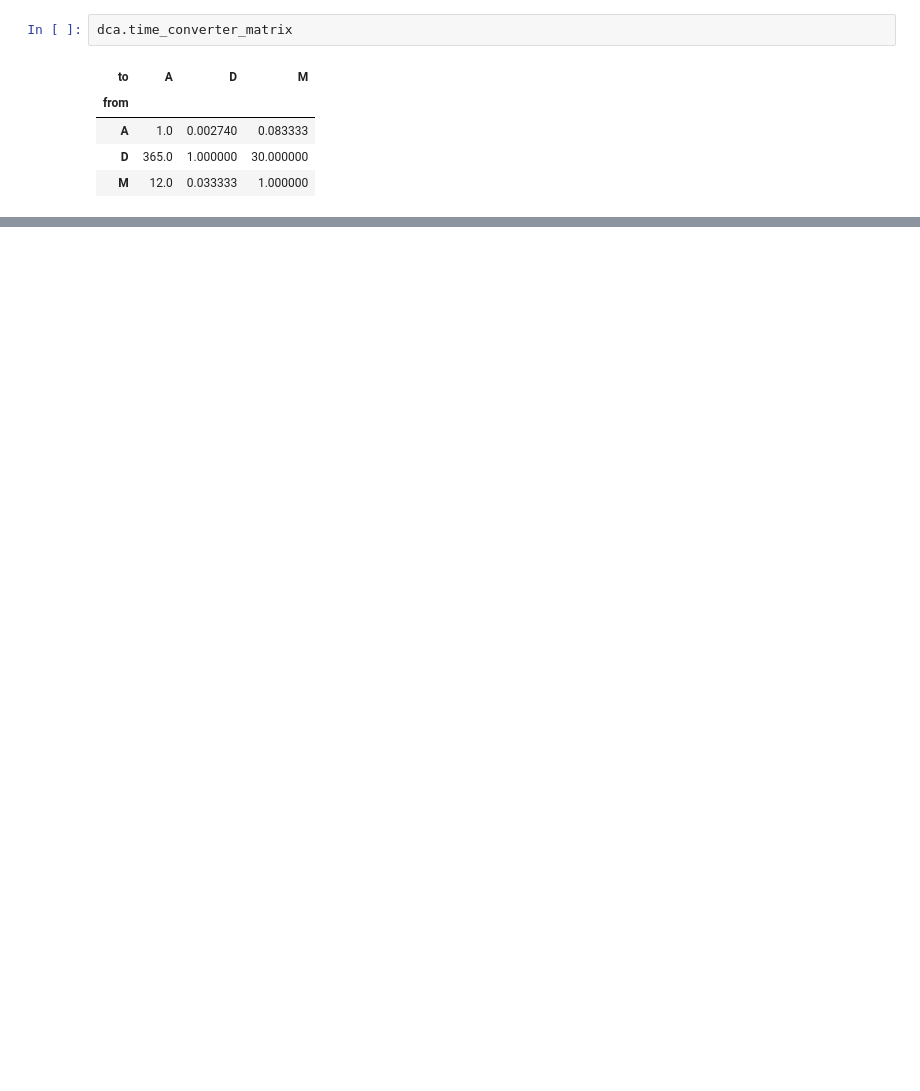
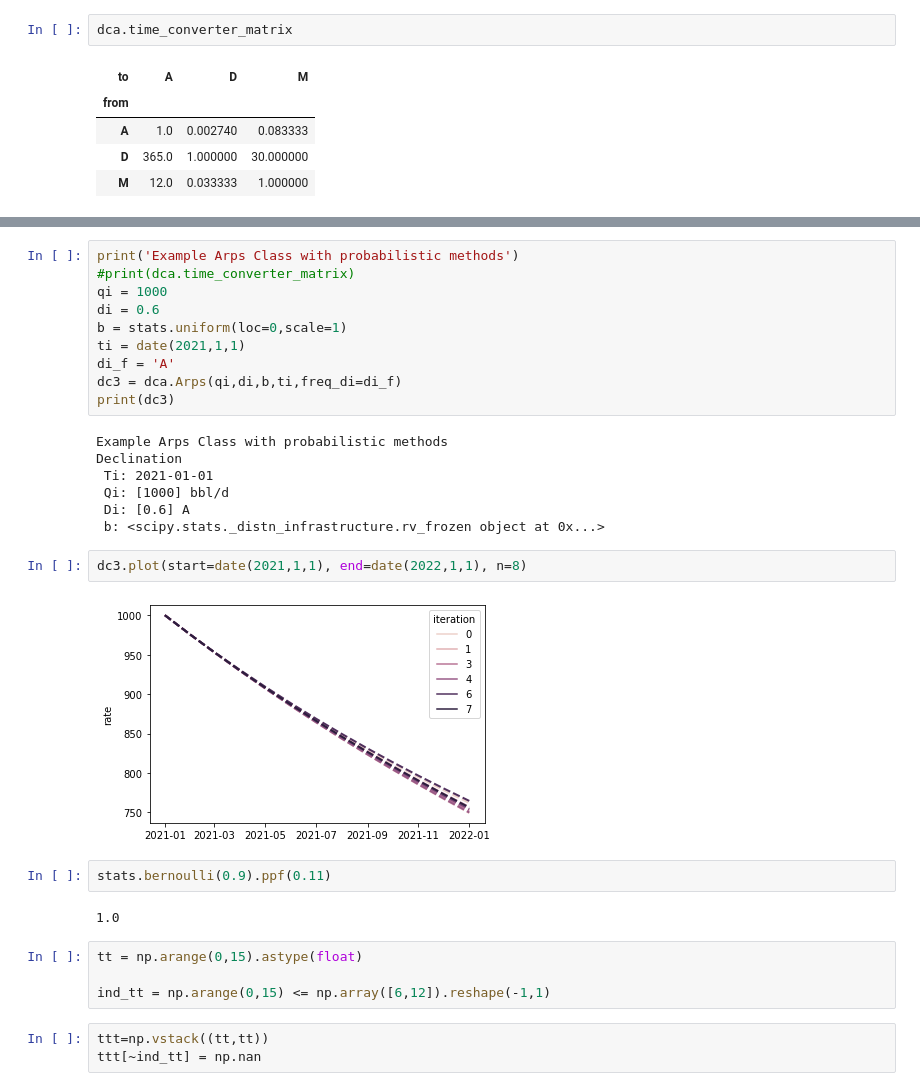
Before and after one commit to scuervo91/dcapy, a Jupyter notebook: examples/Arps_basic_dca.ipynb, the cells around one changed output, grey strips where cells are left out. Drawn from its saved outputs; the diff is of its cells as text; blank space fills up the shorter version.

```diff
--- a/examples/Arps_basic_dca.ipynb
+++ b/examples/Arps_basic_dca.ipynb
@@ -355,0 +383,32 @@ Declination
+# %%
+print('Example Arps Class with probabilistic methods')
+#print(dca.time_converter_matrix)
+qi = 1000
+di = 0.6
+b = stats.uniform(loc=0,scale=1)
+ti = date(2021,1,1)
+di_f = 'A'
+dc3 = dca.Arps(qi,di,b,ti,freq_di=di_f)
+print(dc3)
+# %% [output]
+Example Arps Class with probabilistic methods
+Declination
+ Ti: 2021-01-01
+ Qi: [1000] bbl/d
+ Di: [0.6] A
+ b: <scipy.stats._distn_infrastructure.rv_frozen object at 0x...>
+# %%
+dc3.plot(start=date(2021,1,1), end=date(2022,1,1), n=8)
+# %% [output]
+[figure, added]
+# %%
+stats.bernoulli(0.9).ppf(0.11)
+# %% [output]
+1.0
+# %%
+tt = np.arange(0,15).astype(float)
+
+ind_tt = np.arange(0,15) <= np.array([6,12]).reshape(-1,1)
+# %%
+ttt=np.vstack((tt,tt))
+ttt[~ind_tt] = np.nan
```
Also changed, not shown: parts of 20 cells of this notebook, 1 other file.
